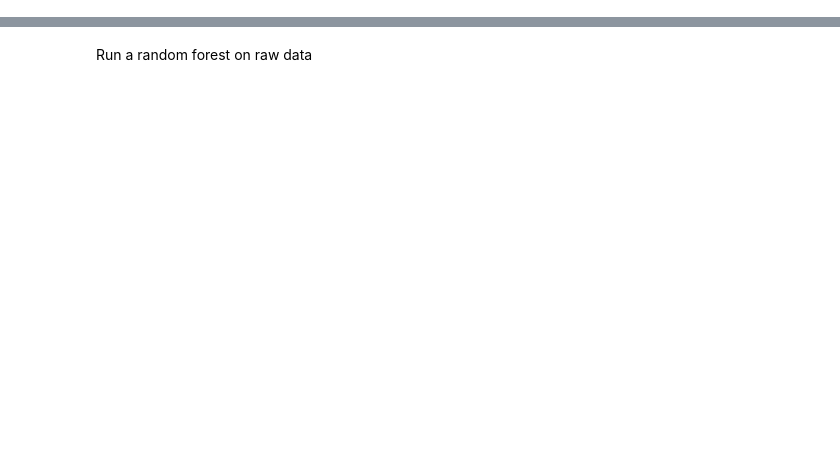
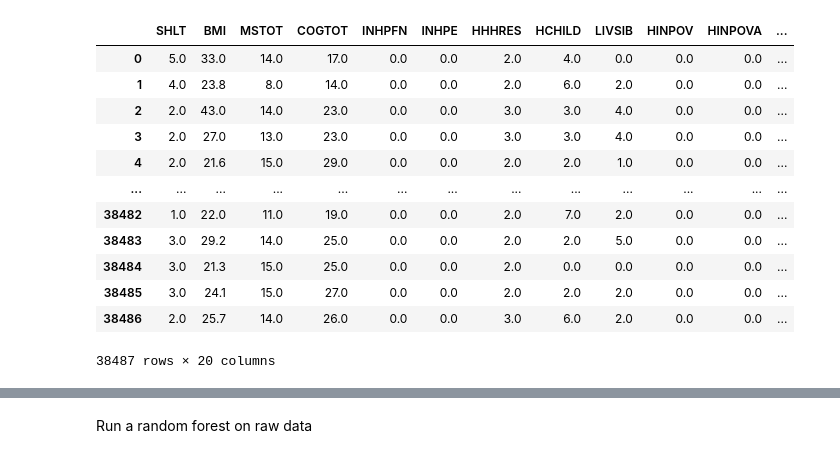
Before and after one commit to YuzhenZhou1327/ESE527_Project_HRS, a Jupyter notebook: data analysis.ipynb, the cells around one changed output, grey strips where cells are left out. Saved outputs shown, nothing was run; the diff lists cells and outputs as text; code cells hidden in the pictures; blank space fills up the shorter version.

```diff
--- a/data analysis.ipynb
+++ b/data analysis.ipynb
@@ -38 +57,17 @@ def kf_RandomFroestRegressor(X, y, n_estimators =150 ,k=5):
+# %%
+pd.read_csv('cleaned_extracted_data.csv')
+# %% [output]
+|  | SHLT | BMI | MSTOT | COGTOT | INHPFN | INHPE | HHHRES | HCHILD | LIVSIB | HINPOV | HINPOVA | ... |
+| 0 | 5.0 | 33.0 | 14.0 | 17.0 | 0.0 | 0.0 | 2.0 | 4.0 | 0.0 | 0.0 | 0.0 | ... |
+| 1 | 4.0 | 23.8 | 8.0 | 14.0 | 0.0 | 0.0 | 2.0 | 6.0 | 2.0 | 0.0 | 0.0 | ... |
+| 2 | 2.0 | 43.0 | 14.0 | 23.0 | 0.0 | 0.0 | 3.0 | 3.0 | 4.0 | 0.0 | 0.0 | ... |
+| 3 | 2.0 | 27.0 | 13.0 | 23.0 | 0.0 | 0.0 | 3.0 | 3.0 | 4.0 | 0.0 | 0.0 | ... |
+| 4 | 2.0 | 21.6 | 15.0 | 29.0 | 0.0 | 0.0 | 2.0 | 2.0 | 1.0 | 0.0 | 0.0 | ... |
+| ... | ... | ... | ... | ... | ... | ... | ... | ... | ... | ... | ... | ... |
+| 38482 | 1.0 | 22.0 | 11.0 | 19.0 | 0.0 | 0.0 | 2.0 | 7.0 | 2.0 | 0.0 | 0.0 | ... |
+| 38483 | 3.0 | 29.2 | 14.0 | 25.0 | 0.0 | 0.0 | 2.0 | 2.0 | 5.0 | 0.0 | 0.0 | ... |
+| 38484 | 3.0 | 21.3 | 15.0 | 25.0 | 0.0 | 0.0 | 2.0 | 0.0 | 0.0 | 0.0 | 0.0 | ... |
+| 38485 | 3.0 | 24.1 | 15.0 | 27.0 | 0.0 | 0.0 | 2.0 | 2.0 | 2.0 | 0.0 | 0.0 | ... |
+| 38486 | 2.0 | 25.7 | 14.0 | 26.0 | 0.0 | 0.0 | 3.0 | 6.0 | 2.0 | 0.0 | 0.0 | ... |
+38487 rows × 20 columns
 # %%
```
Also changed, not shown: parts of 11 cells of this notebook, 3 other files.
